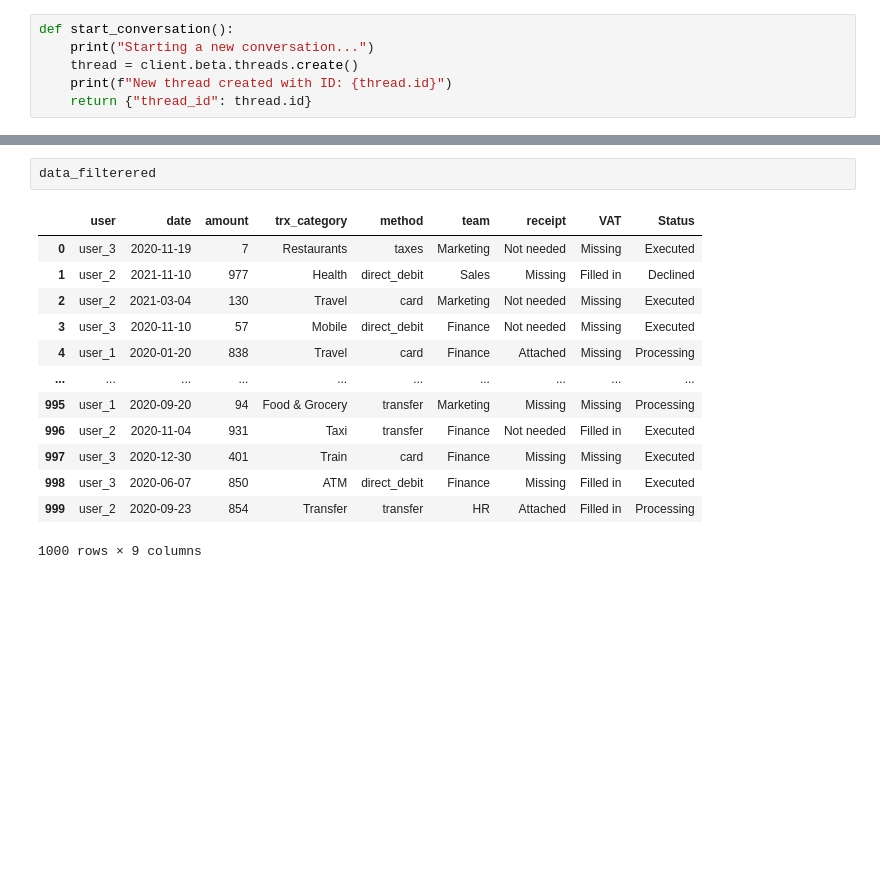
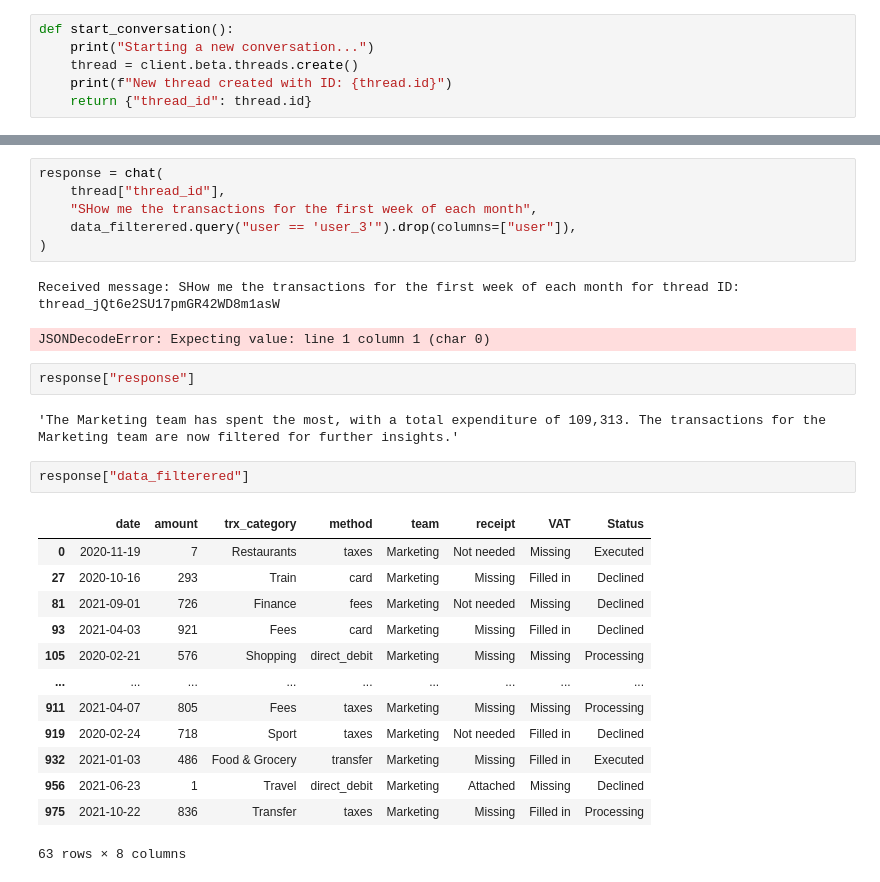
Before and after one commit to Starbz/Qonto_hackathon, a Jupyter notebook: research/agents_trials.ipynb, the cells around one changed output, grey strips where cells are left out. Saved outputs shown, nothing was run; the diff lists cells and outputs as text; blank space fills up the shorter version.

```diff
--- a/research/agents_trials.ipynb
+++ b/research/agents_trials.ipynb
@@ -366,16 +442,29 @@ response["data_filterered"]
-# %%
-data_filterered
-# %% [output]
-|  | user | date | amount | trx_category | method | team | receipt | VAT | Status |
-| 0 | user_3 | 2020-11-19 | 7 | Restaurants | taxes | Marketing | Not needed | Missing | Executed |
-| 1 | user_2 | 2021-11-10 | 977 | Health | direct_debit | Sales | Missing | Filled in | Declined |
-| 2 | user_2 | 2021-03-04 | 130 | Travel | card | Marketing | Not needed | Missing | Executed |
-| 3 | user_3 | 2020-11-10 | 57 | Mobile | direct_debit | Finance | Not needed | Missing | Executed |
-| 4 | user_1 | 2020-01-20 | 838 | Travel | card | Finance | Attached | Missing | Processing |
-| ... | ... | ... | ... | ... | ... | ... | ... | ... | ... |
-| 995 | user_1 | 2020-09-20 | 94 | Food & Grocery | transfer | Marketing | Missing | Missing | Processing |
-| 996 | user_2 | 2020-11-04 | 931 | Taxi | transfer | Finance | Not needed | Filled in | Executed |
-| 997 | user_3 | 2020-12-30 | 401 | Train | card | Finance | Missing | Missing | Executed |
-| 998 | user_3 | 2020-06-07 | 850 | ATM | direct_debit | Finance | Missing | Filled in | Executed |
-| 999 | user_2 | 2020-09-23 | 854 | Transfer | transfer | HR | Attached | Filled in | Processing |
-1000 rows × 9 columns
+# %%
+response = chat(
+    thread["thread_id"],
+    "SHow me the transactions for the first week of each month",
+    data_filterered.query("user == 'user_3'").drop(columns=["user"]),
+)
+# %% [output]
+Received message: SHow me the transactions for the first week of each month for thread ID: thread_jQt6e2SU17pmGR42WD8m1asW
+JSONDecodeError: Expecting value: line 1 column 1 (char 0)
+# %%
+response["response"]
+# %% [output]
+'The Marketing team has spent the most, with a total expenditure of 109,313. The transactions for the Marketing team are now filtered for further insights.'
+# %%
+response["data_filterered"]
+# %% [output]
+|  | date | amount | trx_category | method | team | receipt | VAT | Status |
+| 0 | 2020-11-19 | 7 | Restaurants | taxes | Marketing | Not needed | Missing | Executed |
+| 27 | 2020-10-16 | 293 | Train | card | Marketing | Missing | Filled in | Declined |
+| 81 | 2021-09-01 | 726 | Finance | fees | Marketing | Not needed | Missing | Declined |
+| 93 | 2021-04-03 | 921 | Fees | card | Marketing | Missing | Filled in | Declined |
+| 105 | 2020-02-21 | 576 | Shopping | direct_debit | Marketing | Missing | Missing | Processing |
+| ... | ... | ... | ... | ... | ... | ... | ... | ... |
+| 911 | 2021-04-07 | 805 | Fees | taxes | Marketing | Missing | Missing | Processing |
+| 919 | 2020-02-24 | 718 | Sport | taxes | Marketing | Not needed | Filled in | Declined |
+| 932 | 2021-01-03 | 486 | Food & Grocery | transfer | Marketing | Missing | Filled in | Executed |
+| 956 | 2021-06-23 | 1 | Travel | direct_debit | Marketing | Attached | Missing | Declined |
+| 975 | 2021-10-22 | 836 | Transfer | taxes | Marketing | Missing | Filled in | Processing |
+63 rows × 8 columns
```
Also changed, not shown: parts of 19 cells of this notebook, 4 other files.
